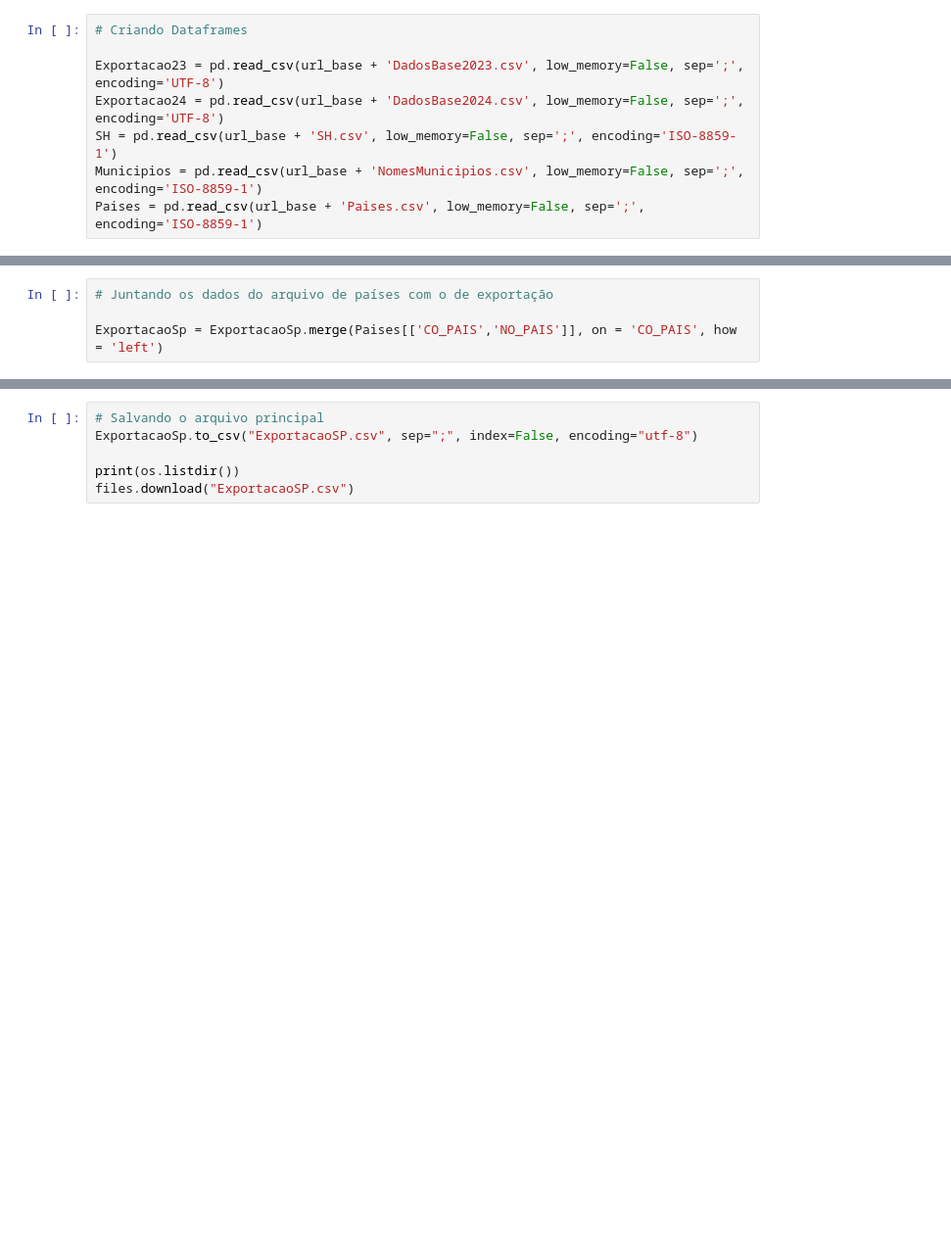
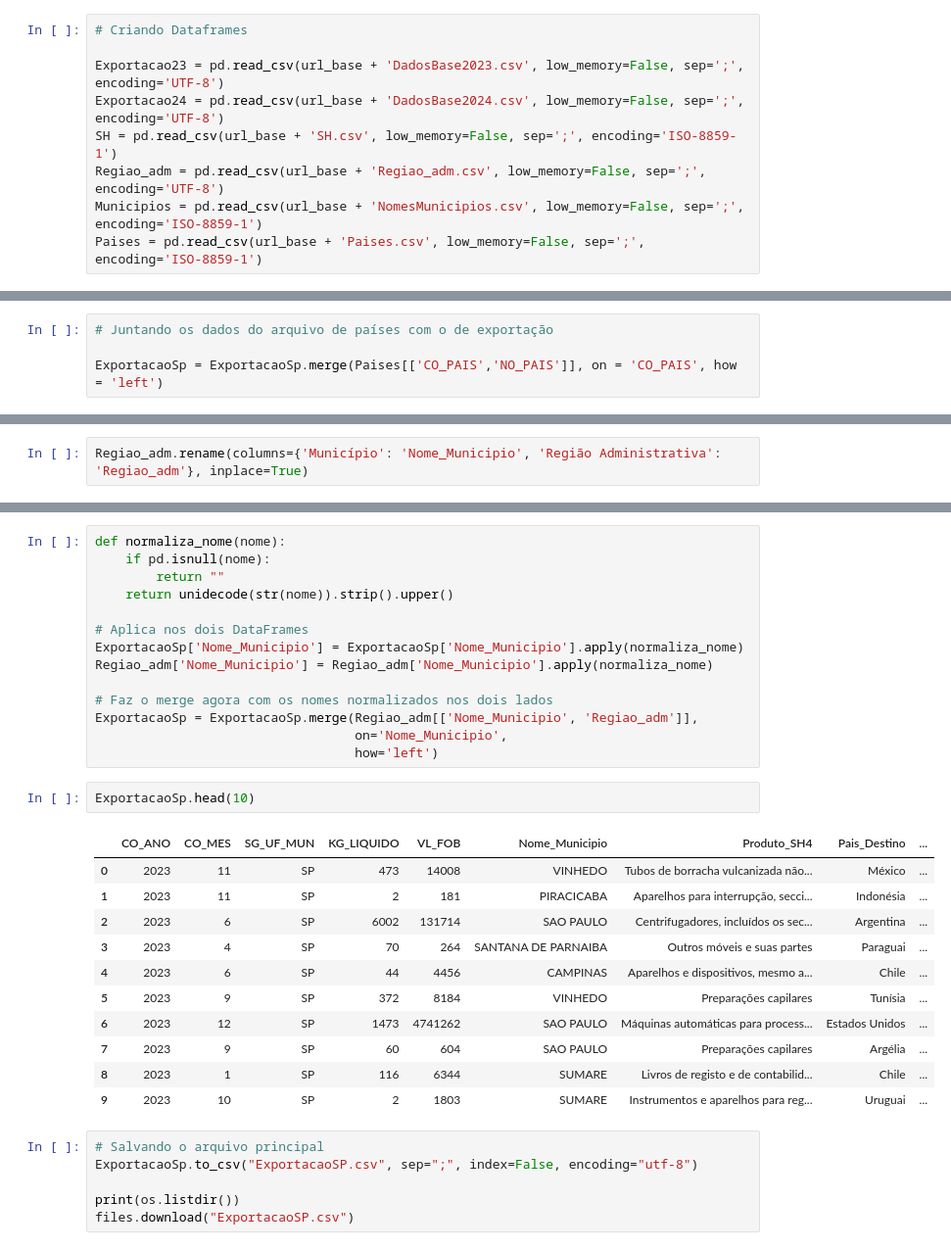
Before and after one commit to Lucasdz-7/Projeto-Integrador-1, a Jupyter notebook: CódigoProjeto.ipynb, the cells around one changed output, grey strips where cells are left out. Shown at 98% size. Saved outputs shown, nothing was run; the diff lists cells and outputs as text; blank space fills up the shorter version.

Commit message:
adicionando coluna de região administrativa

```diff
--- a/CódigoProjeto.ipynb
+++ b/CódigoProjeto.ipynb
@@ -13,6 +21,7 @@ url_base = "https://raw.githubusercontent.com/Lucasdz-7/Projeto-Integrador-1/mai
 Exportacao23 = pd.read_csv(url_base + 'DadosBase2023.csv', low_memory=False, sep=';', encoding='UTF-8')
 Exportacao24 = pd.read_csv(url_base + 'DadosBase2024.csv', low_memory=False, sep=';', encoding='UTF-8')
 SH = pd.read_csv(url_base + 'SH.csv', low_memory=False, sep=';', encoding='ISO-8859-1')
+Regiao_adm = pd.read_csv(url_base + 'Regiao_adm.csv', low_memory=False, sep=';', encoding='UTF-8')
 Municipios = pd.read_csv(url_base + 'NomesMunicipios.csv', low_memory=False, sep=';', encoding='ISO-8859-1')
 Paises = pd.read_csv(url_base + 'Paises.csv', low_memory=False, sep=';', encoding='ISO-8859-1')
 # %%
@@ -201,0 +259,2 @@ ExportacaoSp = ExportacaoSp[(ExportacaoSp != 0).all(axis=1)]
+# %%
+Regiao_adm.rename(columns={'Município': 'Nome_Municipio', 'Região Administrativa': 'Regiao_adm'}, inplace=True)
@@ -202,3 +270,31 @@ ExportacaoSp = ExportacaoSp[(ExportacaoSp != 0).all(axis=1)]
+# %%
+def normaliza_nome(nome):
+    if pd.isnull(nome):
+        return ""
+    return unidecode(str(nome)).strip().upper()
+
+# Aplica nos dois DataFrames
+ExportacaoSp['Nome_Municipio'] = ExportacaoSp['Nome_Municipio'].apply(normaliza_nome)
+Regiao_adm['Nome_Municipio'] = Regiao_adm['Nome_Municipio'].apply(normaliza_nome)
+
+# Faz o merge agora com os nomes normalizados nos dois lados
+ExportacaoSp = ExportacaoSp.merge(Regiao_adm[['Nome_Municipio', 'Regiao_adm']],
+                                  on='Nome_Municipio',
+                                  how='left')
+# %%
+ExportacaoSp.head(10)
+# %% [output]
+|  | CO_ANO | CO_MES | SG_UF_MUN | KG_LIQUIDO | VL_FOB | Nome_Municipio | Produto_SH4 | Pais_Destino | ... |
+| 0 | 2023 | 11 | SP | 473 | 14008 | VINHEDO | Tubos de borracha vulcanizada não... | México | ... |
+| 1 | 2023 | 11 | SP | 2 | 181 | PIRACICABA | Aparelhos para interrupção, secci... | Indonésia | ... |
+| 2 | 2023 | 6 | SP | 6002 | 131714 | SAO PAULO | Centrifugadores, incluídos os sec... | Argentina | ... |
+| 3 | 2023 | 4 | SP | 70 | 264 | SANTANA DE PARNAIBA | Outros móveis e suas partes | Paraguai | ... |
+| 4 | 2023 | 6 | SP | 44 | 4456 | CAMPINAS | Aparelhos e dispositivos, mesmo a... | Chile | ... |
+| 5 | 2023 | 9 | SP | 372 | 8184 | VINHEDO | Preparações capilares | Tunísia | ... |
+| 6 | 2023 | 12 | SP | 1473 | 4741262 | SAO PAULO | Máquinas automáticas para process... | Estados Unidos | ... |
+| 7 | 2023 | 9 | SP | 60 | 604 | SAO PAULO | Preparações capilares | Argélia | ... |
+| 8 | 2023 | 1 | SP | 116 | 6344 | SUMARE | Livros de registo e de contabilid... | Chile | ... |
+| 9 | 2023 | 10 | SP | 2 | 1803 | SUMARE | Instrumentos e aparelhos para reg... | Uruguai | ... |
 # %%
 # Salvando o arquivo principal
 ExportacaoSp.to_csv("ExportacaoSP.csv", sep=";", index=False, encoding="utf-8")
```
Also changed, not shown: parts of 9 cells of this notebook.
